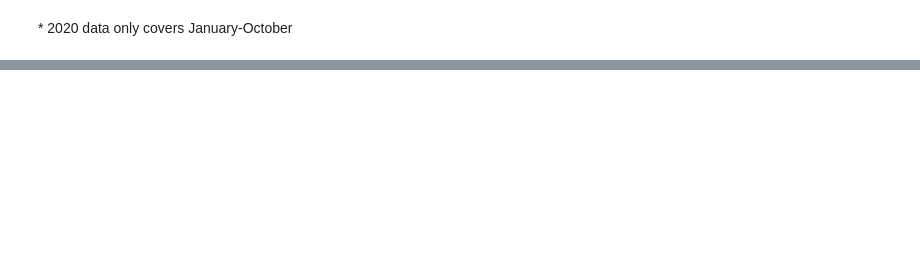
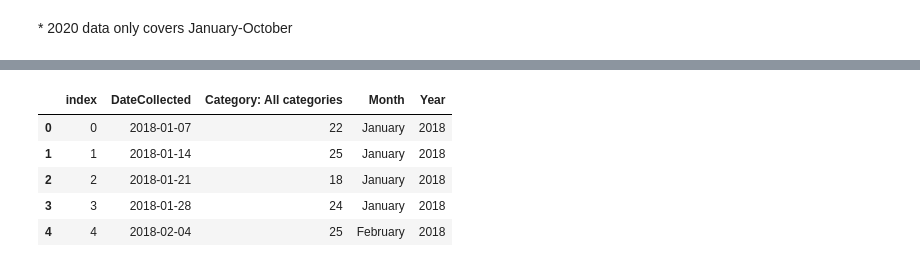
Before and after one commit to emmobley63/Project_1, a Jupyter notebook: USDA_Food-Sales-and-Prices.ipynb, the cells around one changed output, grey strips where cells are left out. Saved outputs shown, nothing was run; the diff lists cells and outputs as text; code cells hidden in the pictures; blank space fills up the shorter version.

```diff
--- a/USDA_Food-Sales-and-Prices.ipynb
+++ b/USDA_Food-Sales-and-Prices.ipynb
@@ -106,2 +107,11 @@ plt.show()
 # %% [markdown]
 \* 2020 data only covers January-October
+# %%
+recipe_2017 = pd.read_csv("RecipeSearchInterest_2017.csv")
+recipe_2017 = recipe_2017.drop("Week",axis=0)
+recipe_2018 = pd.read_csv("RecipeSearchInterest_2018.csv")
+recipe_2018 = recipe_2018.drop("Week",axis=0)
+recipe_2019 = pd.read_csv("RecipeSearchInterest_2019.csv")
+recipe_2019 = recipe_2019.drop("Week",axis=0)
+recipe_2020 = pd.read_csv("RecipeSearchInterest_2020.csv")
+recipe_2020 = recipe_2020.drop("Week",axis=0)
@@ -107,0 +161,42 @@ plt.show()
+# %%
+recipe_2018["Month"] = ""
+recipe_2018["Year"] = "2018"
+recipe_2018 = recipe_2018.reset_index(drop=False)
+recipe_2018 = recipe_2018.rename(columns={"index":"DateCollected"})
+recipe_2018 = recipe_2018.reset_index(drop=False)
+
+for i in range(len(recipe_2018)):
+    x = recipe_2018.iloc[i,1].split("-")[1]
+    if x =="01":
+        recipe_2018.iloc[i,3] = "January"
+    elif x == "02":
+        recipe_2018.iloc[i,3]= "February"
+    elif x == "03":
+        recipe_2018.iloc[i,3] = "March"
+    elif x == "04":
+        recipe_2018.iloc[i,3] = "April"
+    elif x == "05":
+        recipe_2018.iloc[i,3] = "May"
+    elif x == "06":
+        recipe_2018.iloc[i,3] = "June"
+    elif x == "07":
+        recipe_2018.iloc[i,3] = "July"
+    elif x == "08":
+        recipe_2018.iloc[i,3] = "August"
+    elif x == "09":
+        recipe_2018.iloc[i,3] = "September"
+    elif x == "10":
+        recipe_2018.iloc[i,3] = "October"
+    elif x == "11":
+        recipe_2018.iloc[i,3] = "November"
+    elif x == "12":
+        recipe_2018.iloc[i,3] = "December"
+
+recipe_2018.head()
+# %% [output]
+|  | index | DateCollected | Category: All categories | Month | Year |
+| 0 | 0 | 2018-01-07 | 22 | January | 2018 |
+| 1 | 1 | 2018-01-14 | 25 | January | 2018 |
+| 2 | 2 | 2018-01-21 | 18 | January | 2018 |
+| 3 | 3 | 2018-01-28 | 24 | January | 2018 |
+| 4 | 4 | 2018-02-04 | 25 | February | 2018 |
```
Also changed, not shown: parts of 7 cells of this notebook, 7 other files.
